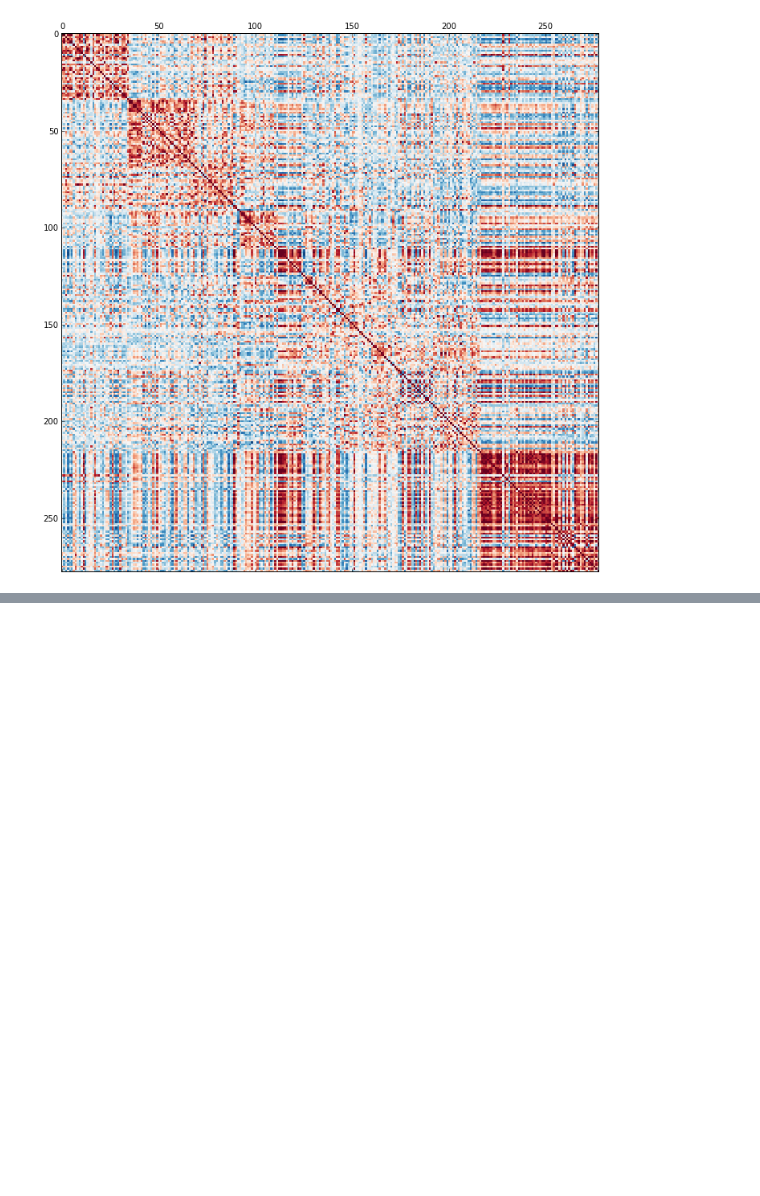
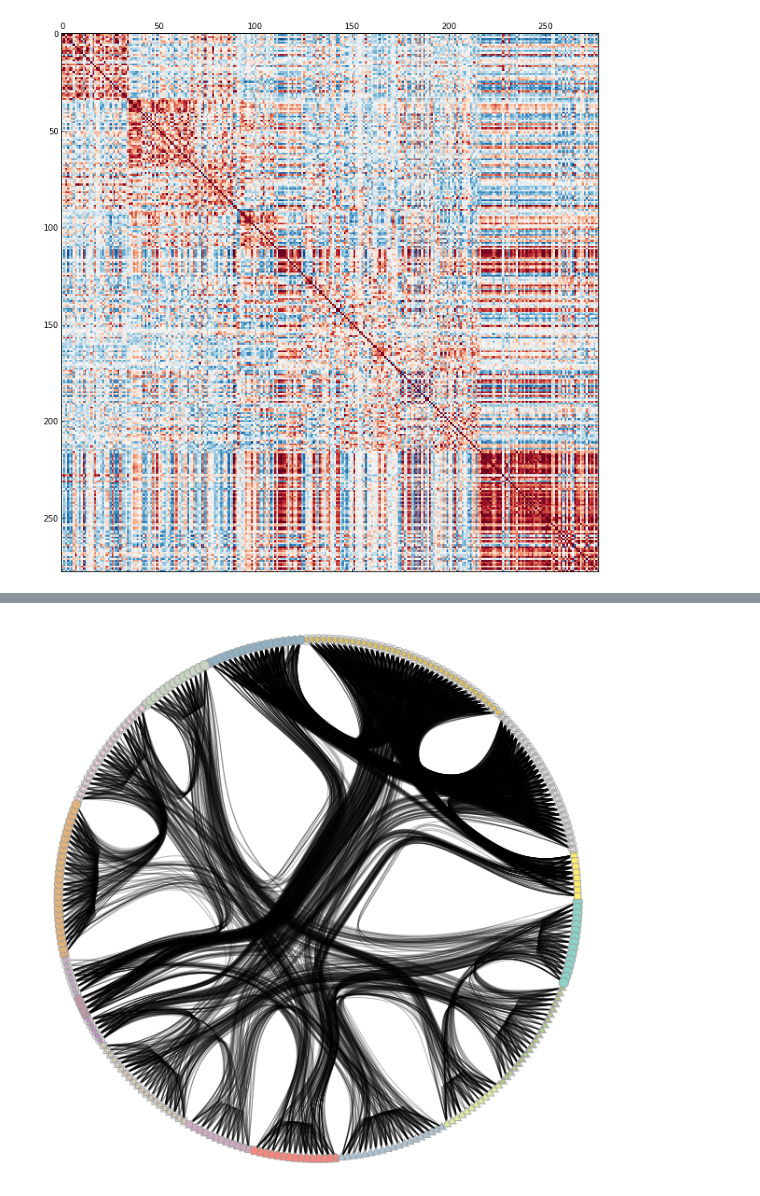
Before and after one commit to artemyk/iu-hackathon-2015, a Jupyter notebook: Connectivity.ipynb, the cells around one changed output, grey strips where cells are left out. Saved outputs shown, nothing was run; the diff lists cells and outputs as text; code cells hidden in the pictures; blank space fills up the shorter version.

```diff
--- a/Connectivity.ipynb
+++ b/Connectivity.ipynb
@@ -107,0 +140,16 @@ fig.set_size_inches([12, 12])
+# %%
+g = gt.GraphView(g, vfilt=label_largest_component(g))
+g.purge_vertices()
+state = minimize_nested_blockmodel_dl(g, deg_corr=True)
+t = get_hierarchy_tree(state)[0]
+tpos = pos = gt.draw.radial_tree_layout(t, t.vertex(t.num_vertices() - 1), weighted=True)
+cts = gt.draw.get_hierarchy_control_points(g, t, tpos)
+pos = g.own_property(tpos)
+b = state.levels[0].b
+shape = b.copy()
+shape.a %= 14
+gt.draw.graph_draw(g, pos=pos, vertex_fill_color=b, vertex_shape=shape, edge_control_points=cts,
+                   edge_color=[0, 0, 0, 0.3], vertex_anchor=0, output="connectome_nested_mdl.pdf",
+                   inline=True)
+# %% [output]
+[figure, added]
```
Also changed, not shown: parts of 10 cells of this notebook.
